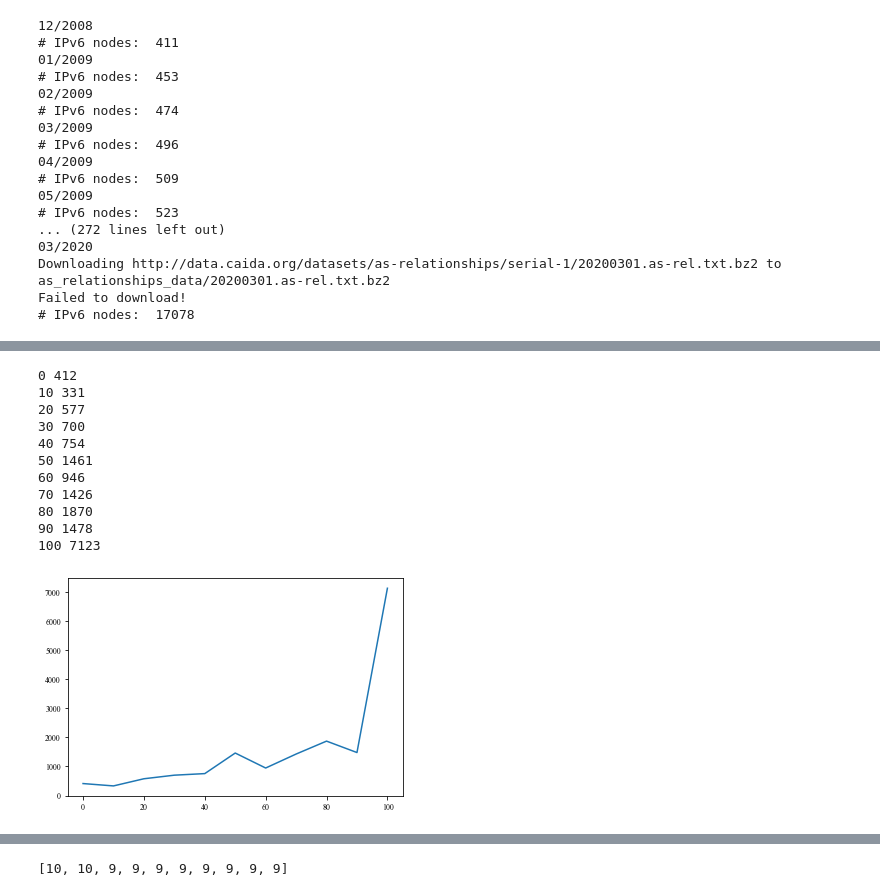
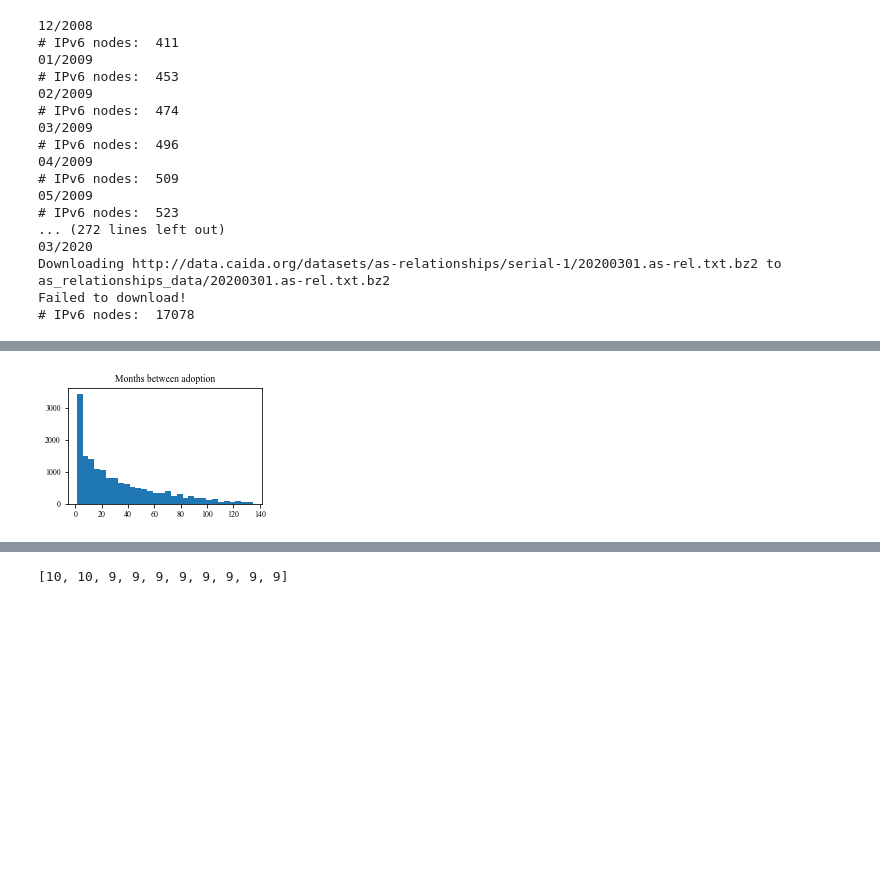
Before and after one commit to leslierice1/15744_project_ipv6_cascades, a Jupyter notebook: cascade-experiments.ipynb, the cells around one changed output, grey strips where cells are left out. Cells and saved outputs as stored; diff of their text form; code cells hidden in the pictures; blank space fills up the shorter version.

```diff
--- a/cascade-experiments.ipynb
+++ b/cascade-experiments.ipynb
@@ -57 +84,5 @@ plt.show()
+# %%
+plot_histogram(months_between_adoption, 'figures/months_between_adoption.pdf', 'Months between adoption', bins=30)
+# %% [output]
+[figure, added]
 # %%
@@ -64,23 +94,0 @@ for node in ipv6_graph.ipv6_nodes:
-# %%
-x = []
-y = []
-for k in sorted(p_ipv6_neighbors):
-    x.append(k)
-    y.append(len(p_ipv6_neighbors[k]))
-plt.plot(x, y)
-
-for x_, y_ in zip(x, y):
-    print(x_, y_)
-# %% [output]
-0 412
-10 331
-20 577
-30 700
-40 754
-50 1461
-60 946
-70 1426
-80 1870
-90 1478
-100 7123
-[figure, removed]
```
Also changed, not shown: parts of 15 cells of this notebook, 8 other files.
